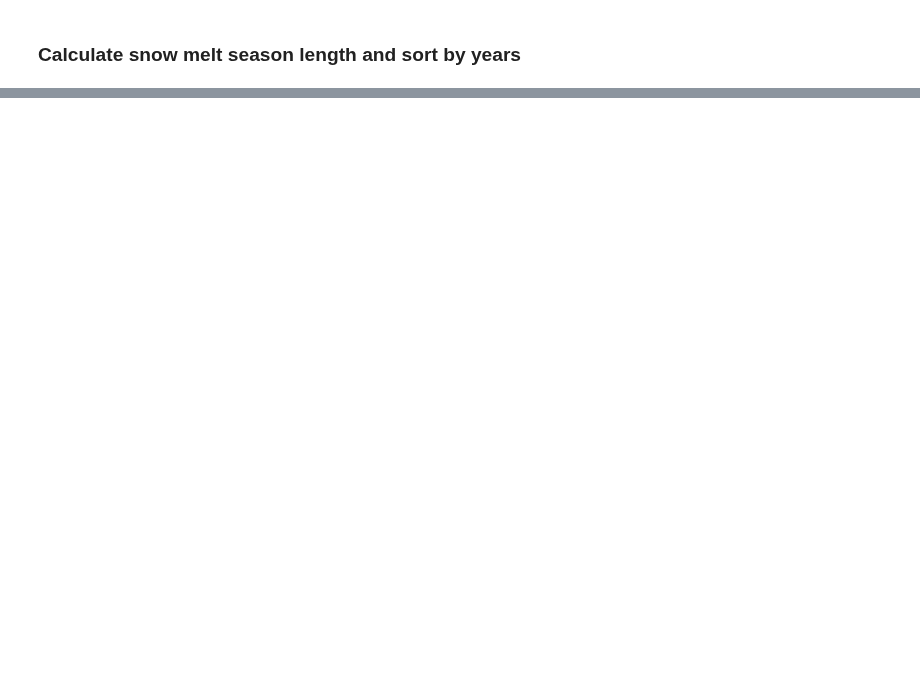
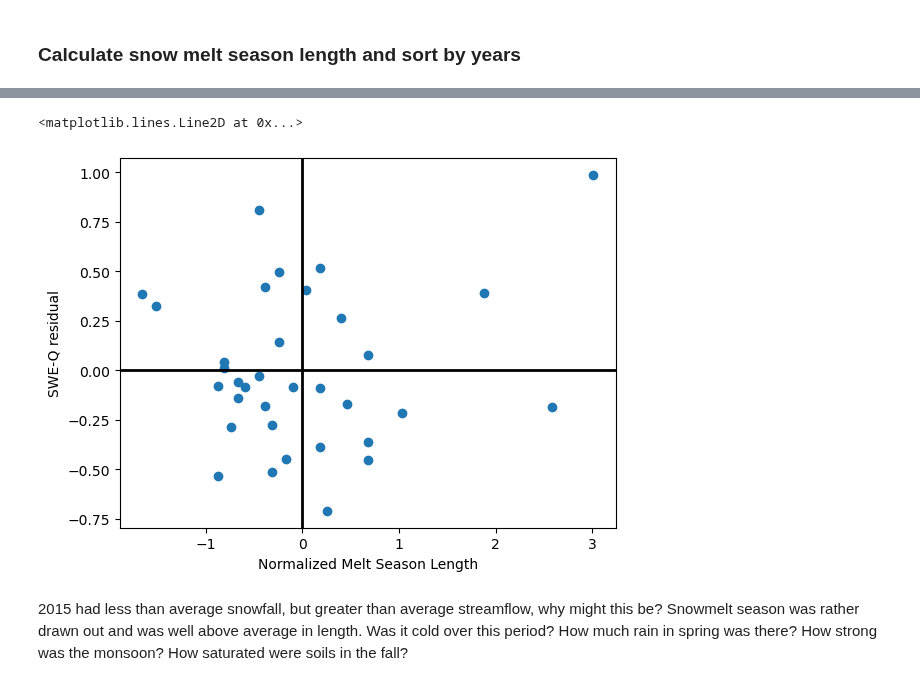
Before and after one commit to dlhogan97/Spring-Precipitation-Effect-CO-River, a Jupyter notebook: notebooks/annual_water_flux_rank.ipynb, the cells around one changed output, grey strips where cells are left out. Saved outputs shown, nothing was run; the diff lists cells and outputs as text; code cells hidden in the pictures; blank space fills up the shorter version.

```diff
--- a/notebooks/annual_water_flux_rank.ipynb
+++ b/notebooks/annual_water_flux_rank.ipynb
@@ -244,0 +228,25 @@ AttributeError: 'numpy.timedelta64' object has no attribute 'days'
+# %%
+# melt season length dictionary
+melt_season_length_dict = {}
+
+# iterate through each year to calculate the WY melt season length
+for year in np.unique(butte_uppertaylor_mean_ds_filtered.Date.dt.year.values):
+    # if year not in [1986,2015]:
+    if year not in [1986]:
+        # Filter to each year
+        tmp = butte_uppertaylor_mean_ds_filtered.where(butte_uppertaylor_mean_ds_filtered.Date.dt.year==year)['WTEQ'].dropna(dim='Date')
+        # calculate maximum swe date
+        peak_swe_date = tmp.idxmax().values
+        # calculate peak swe value
+        peak_swe = tmp.max()
+        # calculate weekly rolling average
+        weekly_rolling_mean = tmp.rolling(Date=7).mean()
+        # first date where rolling weekly average is < 5% of Peak SWE  is considered snow melt date
+        snow_melt_date = weekly_rolling_mean.where(weekly_rolling_mean<0.05*peak_swe.values).dropna(dim='Date')[0].Date.values
+        # difference in time between peak and melt is snow melt season length
+        melt_season_length = (snow_melt_date - peak_swe_date).astype('timedelta64[D]').astype(np.int32)
+        # add to disctionary
+        melt_season_length_dict[year] = melt_season_length
+# create series of melt season length
+melt_season_len_days = pd.Series(melt_season_length_dict.values(), index = melt_season_length_dict.keys(), name='melt_season_length')
+norm_melt_season_len = (melt_season_len_days - melt_season_len_days.mean())/melt_season_len_days.std()
@@ -244,0 +255,11 @@ AttributeError: 'numpy.timedelta64' object has no attribute 'days'
+# %%
+plt.scatter(norm_melt_season_len,residual)
+plt.xlabel('Normalized Melt Season Length')
+plt.ylabel('SWE-Q residual')
+plt.axhline(0, color='k', lw=2)
+plt.axvline(0, color='k', lw=2)
+# %% [output]
+<matplotlib.lines.Line2D at 0x...>
+[figure, added]
+# %% [markdown]
+2015 had less than average snowfall, but greater than average streamflow, why might this be? Snowmelt season was rather drawn out and was well above average in length. Was it cold over this period? How much rain in spring was there? How strong was the monsoon? How saturated were soils in the fall?
```
Also changed, not shown: parts of 34 cells of this notebook, 4 other files.
